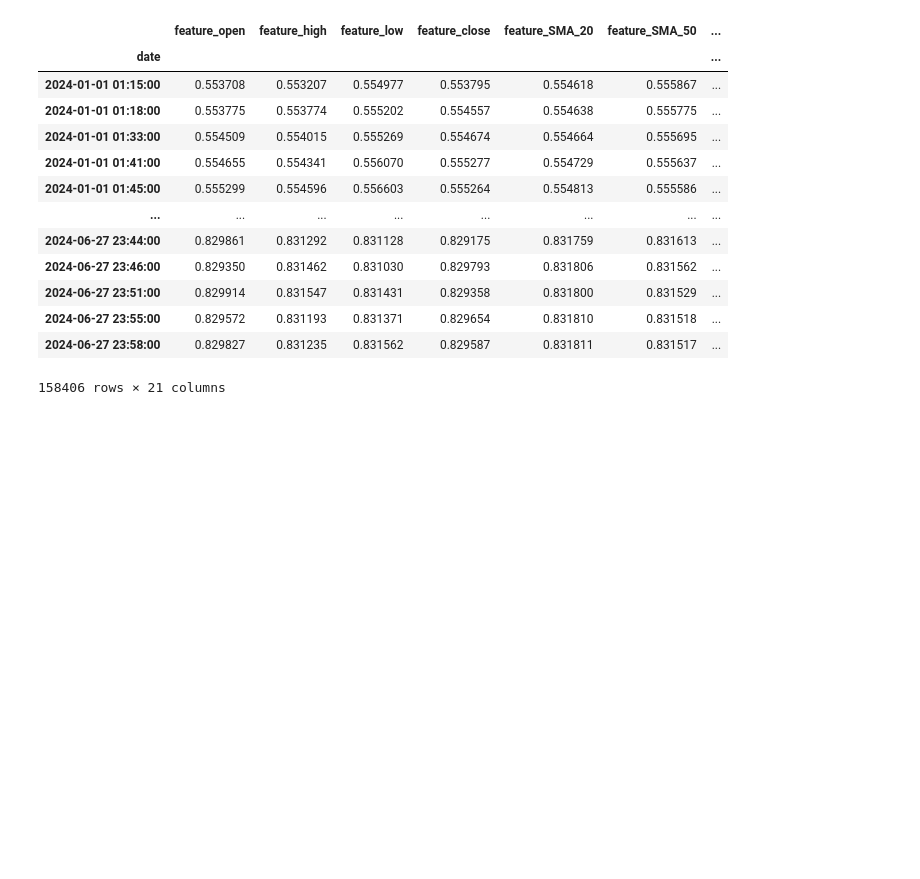
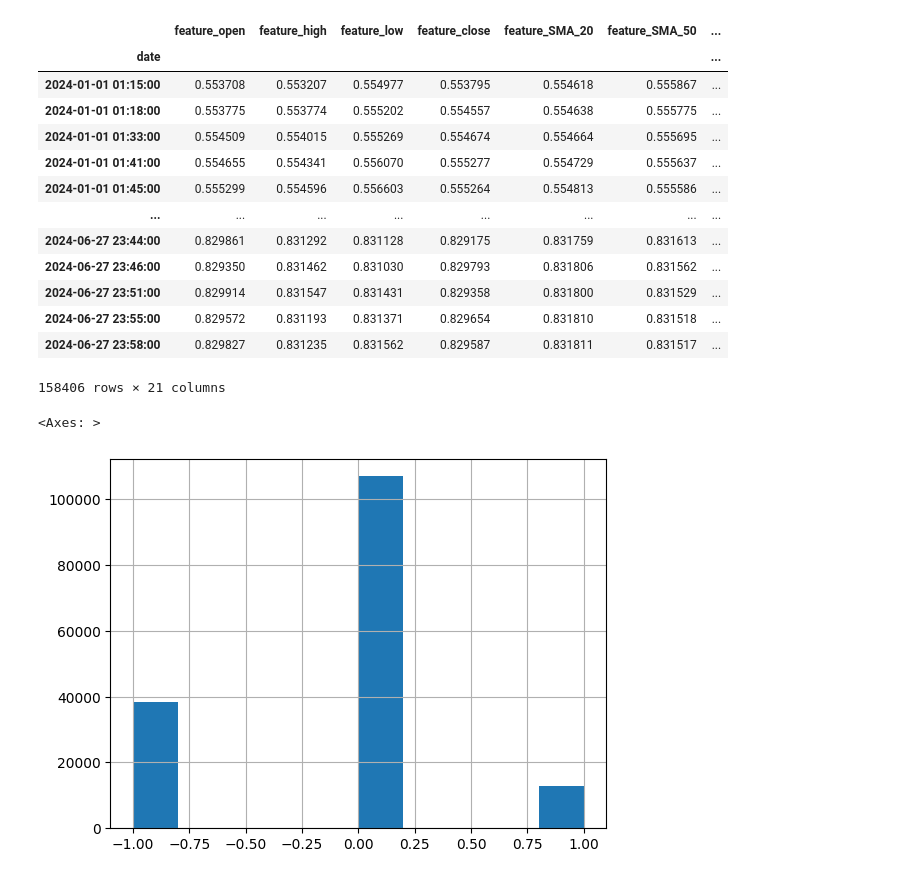
Before and after one commit to alexdlp/math_tfm, a Jupyter notebook: 05_meta_labeling/02_BTC_dollar_meta_model.ipynb, the cells around one changed output. Cells and saved outputs as stored; diff of their text form; code cells hidden in the pictures; blank space fills up the shorter version.

```diff
--- a/05_meta_labeling/02_BTC_dollar_meta_model.ipynb
+++ b/05_meta_labeling/02_BTC_dollar_meta_model.ipynb
@@ -335,6 +331,11 @@ filtered_returns = calculate_returns(final_data,'filtered_actions')
 predicted_returns = calculate_returns(final_data,'predicted_actions')
 
 buy_and_hold = final_data['close'].pct_change()
+# %%
+final_data['filtered_actions'].hist()
+# %% [output]
+<Axes: >
+[figure, added]
 # %%
 # Crear figura
 plt.figure(figsize=(14, 7))
```
Also changed, not shown: parts of 6 cells of this notebook, 29 other files.
